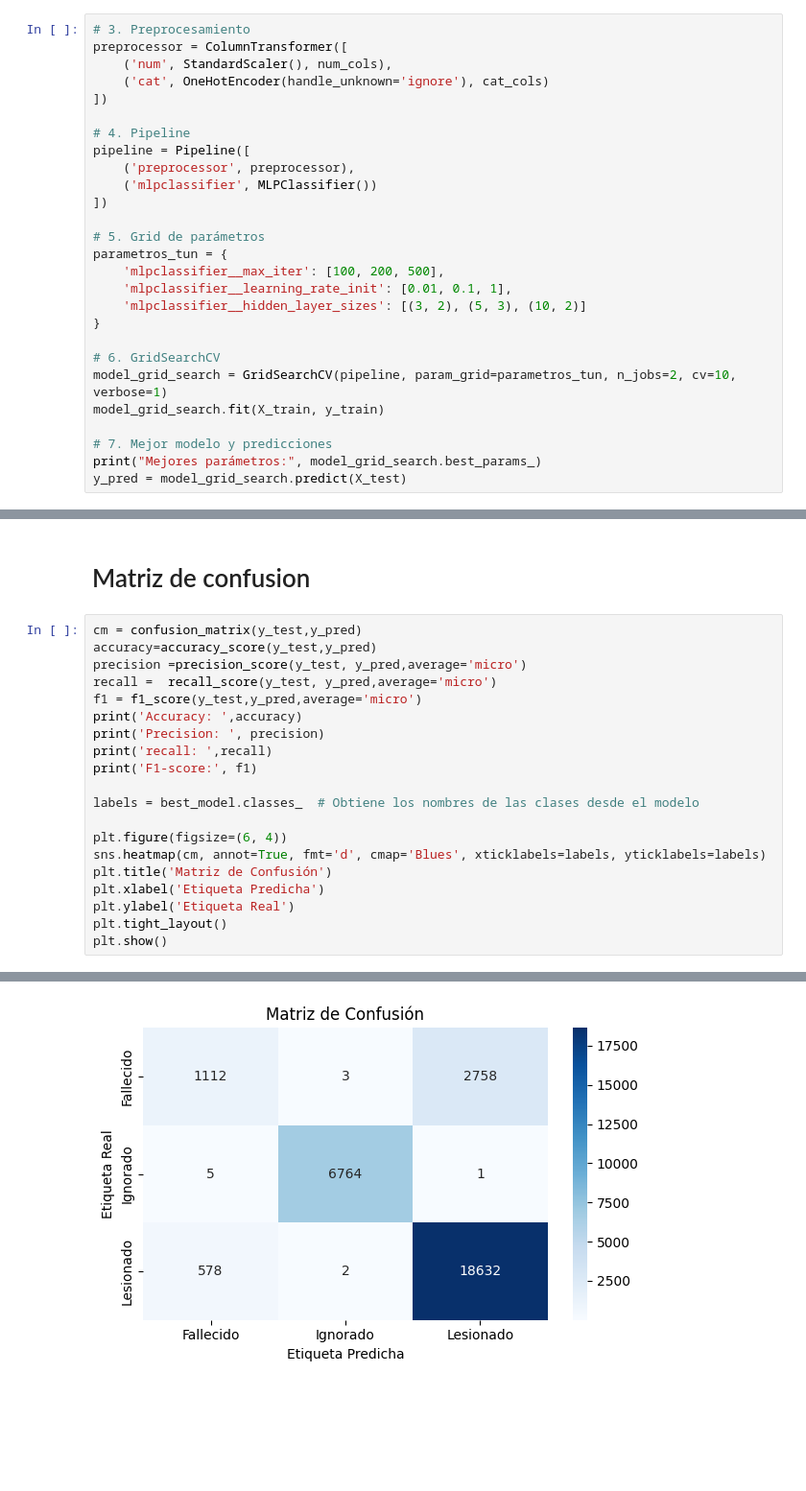
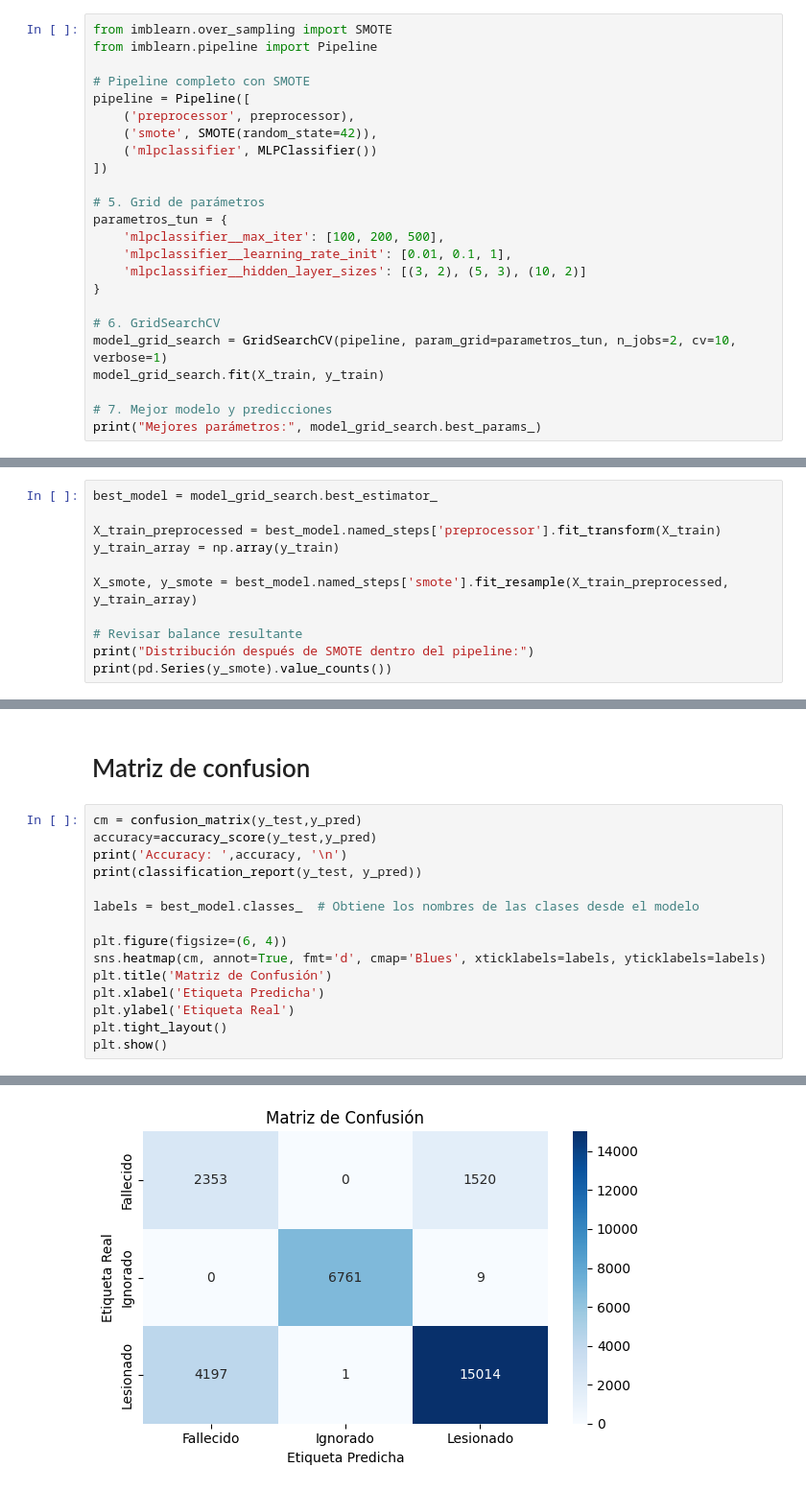
Before and after one commit to josuemj/INE-DataLab, a Jupyter notebook: notebooks_accidentes/Redes Neuronales/RN.ipynb, the cells around one changed output, grey strips where cells are left out. Shown at 96% size. Drawn from its saved outputs; the diff is of its cells as text; blank space fills up the shorter version.

Commit message:
fix: sampling and unver/overfitting RD

```diff
--- a/notebooks_accidentes/Redes Neuronales/RN.ipynb
+++ b/notebooks_accidentes/Redes Neuronales/RN.ipynb
@@ -161,13 +191,11 @@ memory usage: 3.0+ MB
 # %%
-# 3. Preprocesamiento
-preprocessor = ColumnTransformer([
-    ('num', StandardScaler(), num_cols),
-    ('cat', OneHotEncoder(handle_unknown='ignore'), cat_cols)
-])
+from imblearn.over_sampling import SMOTE
+from imblearn.pipeline import Pipeline
 
-# 4. Pipeline
+# Pipeline completo con SMOTE
 pipeline = Pipeline([
     ('preprocessor', preprocessor),
+    ('smote', SMOTE(random_state=42)),
     ('mlpclassifier', MLPClassifier())
 ])
 
@@ -184,6 +212,5 @@ model_grid_search.fit(X_train, y_train)
 
 # 7. Mejor modelo y predicciones
 print("Mejores parámetros:", model_grid_search.best_params_)
-y_pred = model_grid_search.predict(X_test)
 # %% [output]
 Fitting 10 folds for each of 27 candidates, totalling 270 fits
@@ -190,0 +220,11 @@ Mejores parámetros: {'mlpclassifier__hidden_layer_sizes': (5, 3), 'mlpclassifie
+# %%
+best_model = model_grid_search.best_estimator_
+
+X_train_preprocessed = best_model.named_steps['preprocessor'].fit_transform(X_train)
+y_train_array = np.array(y_train)
+
+X_smote, y_smote = best_model.named_steps['smote'].fit_resample(X_train_preprocessed, y_train_array)
+
+# Revisar balance resultante
+print("Distribución después de SMOTE dentro del pipeline:")
+print(pd.Series(y_smote).value_counts())
@@ -240,13 +283,8 @@ plt.show()
 # %%
 cm = confusion_matrix(y_test,y_pred)
 accuracy=accuracy_score(y_test,y_pred)
-precision =precision_score(y_test, y_pred,average='micro')
-recall =  recall_score(y_test, y_pred,average='micro')
-f1 = f1_score(y_test,y_pred,average='micro')
-print('Accuracy: ',accuracy)
-print('Precision: ', precision)
-print('recall: ',recall)
-print('F1-score:', f1)
+print('Accuracy: ',accuracy, '\n')
+print(classification_report(y_test, y_pred))
 
 labels = best_model.classes_  # Obtiene los nombres de las clases desde el modelo
 
@@ -265 +310 @@ F1-score: 0.8878914754647462
-[figure, old version]
+[figure, new version]
```
Also changed, not shown: parts of 15 cells of this notebook.
